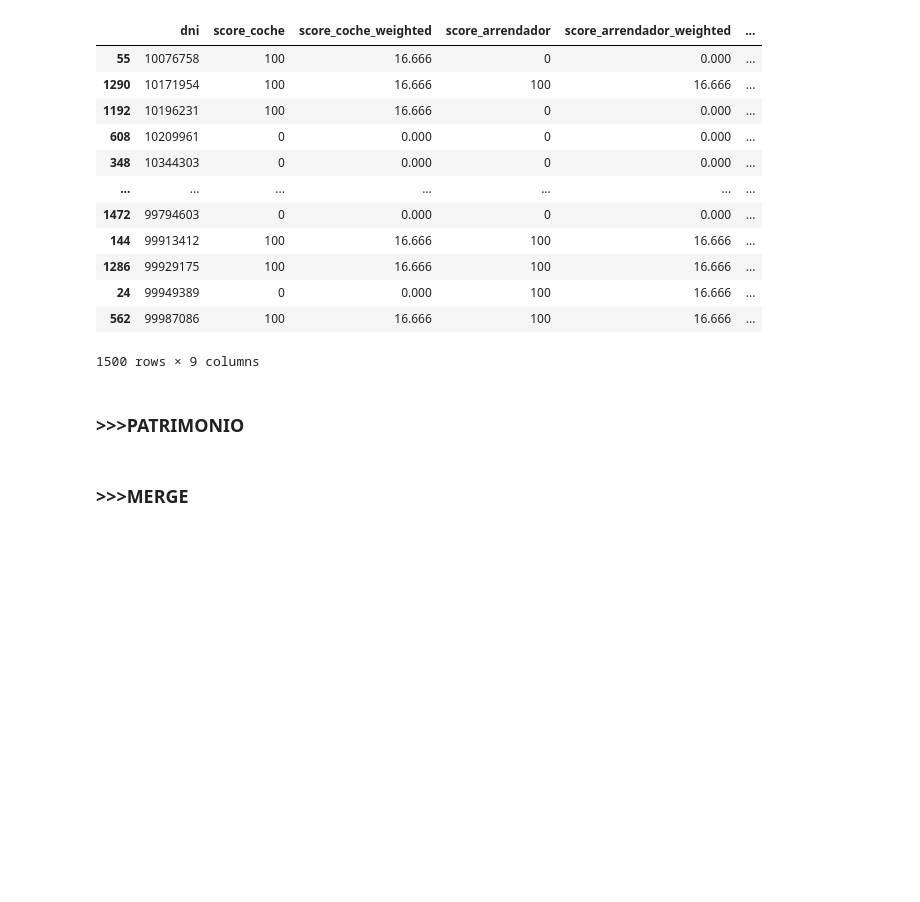
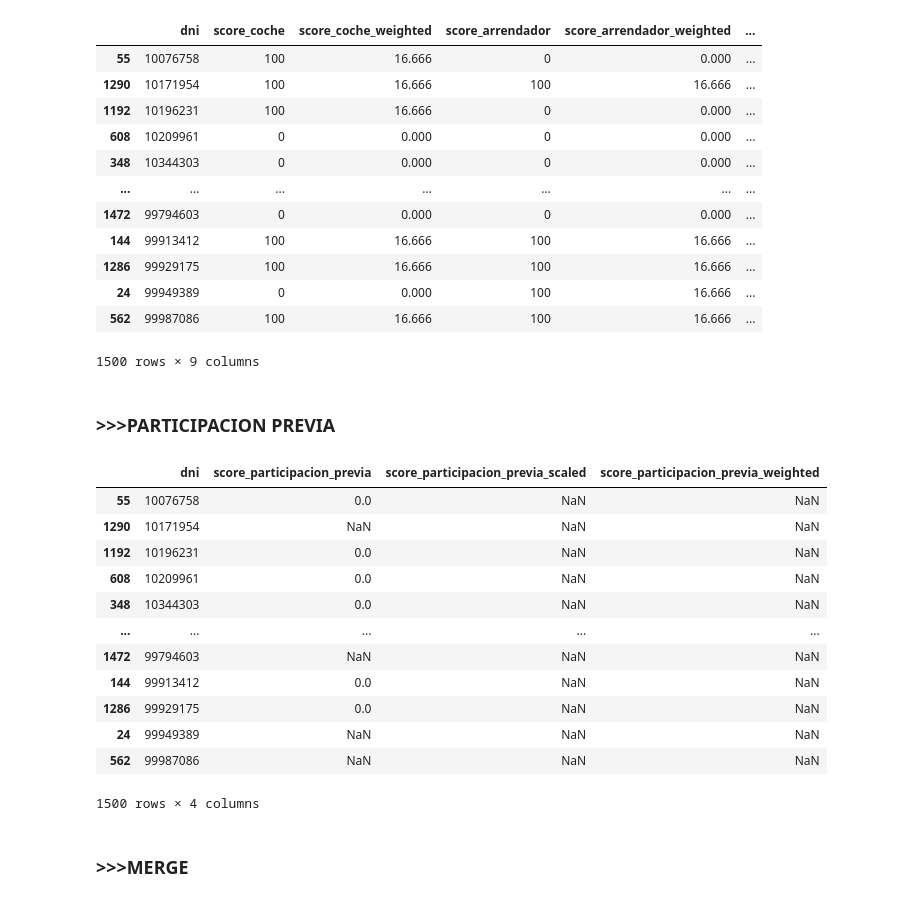
Before and after one commit to Equipo-1-FS-JAASC/Data-project-1, a Jupyter notebook: bbdd/scoring_jupyter.ipynb, the cells around one changed output. Drawn from its saved outputs; the diff is of its cells as text; code cells hidden in the pictures; blank space fills up the shorter version.

```diff
--- a/bbdd/scoring_jupyter.ipynb
+++ b/bbdd/scoring_jupyter.ipynb
@@ -38,7 +38,8 @@ try:
                                 h.resultado_solicitud_t_2,
                                 h.viajes_t_1,
                                 h.viajes_t_2,
-                                h.scoring_ind_participacion_previa
+                                h.scoring_ind_participacion_previa,
+                                h.suma_viajes_t_1_y_t_2
                             FROM
                                 usuarios AS u
                             JOIN renta AS r ON u.dni = r.dni
@@ -290,8 +291,73 @@ df_coche_arrendador_oficio
 | 24 | 99949389 | 0 | 0.000 | 100 | 16.666 | ... |
 | 562 | 99987086 | 100 | 16.666 | 100 | 16.666 | ... |
 1500 rows × 9 columns
-# %% [markdown]
-### >>>PATRIMONIO
+# %% [markdown]
+### >>>PARTICIPACION PREVIA
+# %%
+def participacion_previa(resultado_t_1, suma_viajes_t_1y_t_2, viajes_t_1, viajes_t_2):
+    if resultado_t_1 == 2:
+        return 175
+    elif suma_viajes_t_1y_t_2 == 0:
+        return 50
+    elif viajes_t_1 == 0 and viajes_t_2 > 0:
+        return 40
+    elif viajes_t_1 > 0 and viajes_t_2 == 0:
+        return 20
+    elif viajes_t_1 + viajes_t_2 != 0:
+        if suma_viajes_t_1y_t_2 >= 3:
+            return 0
+    else:
+        return 10
+
+def procesar_participacion_previa(df):
+    # Copiar el DataFrame para evitar modificar el original
+    df_participacion_previa = df.copy()
+
+    # Aplicar la función
+    df_participacion_previa['score_participacion_previa'] = df_participacion_previa.apply(
+        lambda row: participacion_previa(row['resultado_solicitud_t_1'], row['suma_viajes_t_1_y_t_2'], row['viajes_t_1'], row['viajes_t_2']),
+        axis=1
+    )
+
+    # Calcular el Min-Max Scaling
+    min_valor = df_participacion_previa['score_participacion_previa'].min()
+    max_valor = df_participacion_previa['score_participacion_previa'].max()
+    rango_deseado = 100
+    min_deseado = 0
+
+    df_participacion_previa['score_participacion_previa_scaled'] = (
+        (df_participacion_previa['score_participacion_previa'] - min_valor) / (max_valor - min_valor)
+    ) * rango_deseado + min_deseado
+
+    df_participacion_previa['score_participacion_previa_weighted'] = (
+        df_participacion_previa['score_participacion_previa_scaled'] * familia_weight
+    )
+
+    # Devolver el DataFrame con las columnas seleccionadas
+    return df_participacion_previa[[
+        'dni',
+        'score_participacion_previa',
+        'score_participacion_previa_scaled',
+        'score_participacion_previa_weighted'
+    ]].sort_values(by='dni')
+
+# Aplicar la función
+df_participacion_previa = procesar_participacion_previa(df)
+df_participacion_previa
+# %% [output]
+|  | dni | score_participacion_previa | score_participacion_previa_scaled | score_participacion_previa_weighted |
+| 55 | 10076758 | 0.0 | NaN | NaN |
+| 1290 | 10171954 | NaN | NaN | NaN |
+| 1192 | 10196231 | 0.0 | NaN | NaN |
+| 608 | 10209961 | 0.0 | NaN | NaN |
+| 348 | 10344303 | 0.0 | NaN | NaN |
+| ... | ... | ... | ... | ... |
+| 1472 | 99794603 | NaN | NaN | NaN |
+| 144 | 99913412 | 0.0 | NaN | NaN |
+| 1286 | 99929175 | 0.0 | NaN | NaN |
+| 24 | 99949389 | NaN | NaN | NaN |
+| 562 | 99987086 | NaN | NaN | NaN |
+1500 rows × 4 columns
 # %% [markdown]
 ### >>>MERGE
 # %%
```
Also changed, not shown: parts of 2 cells of this notebook.
